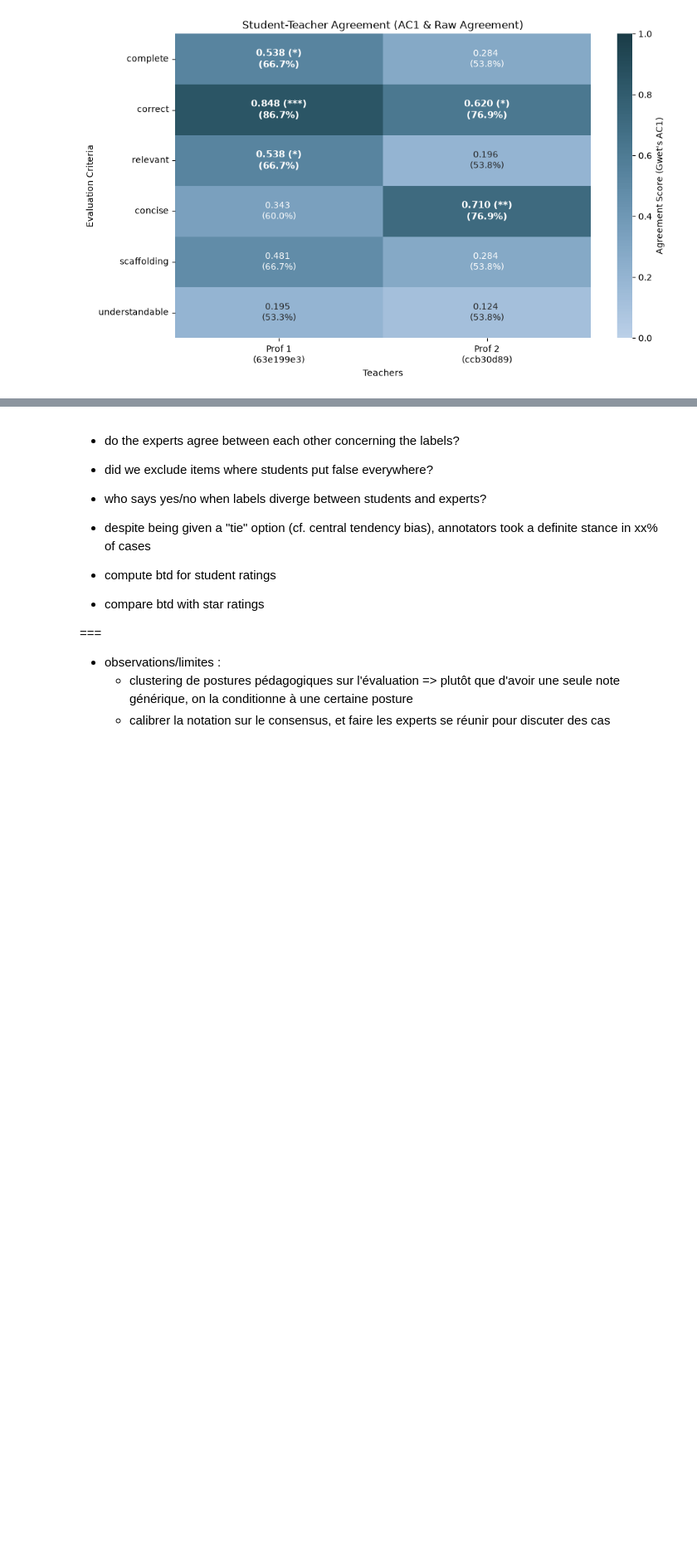
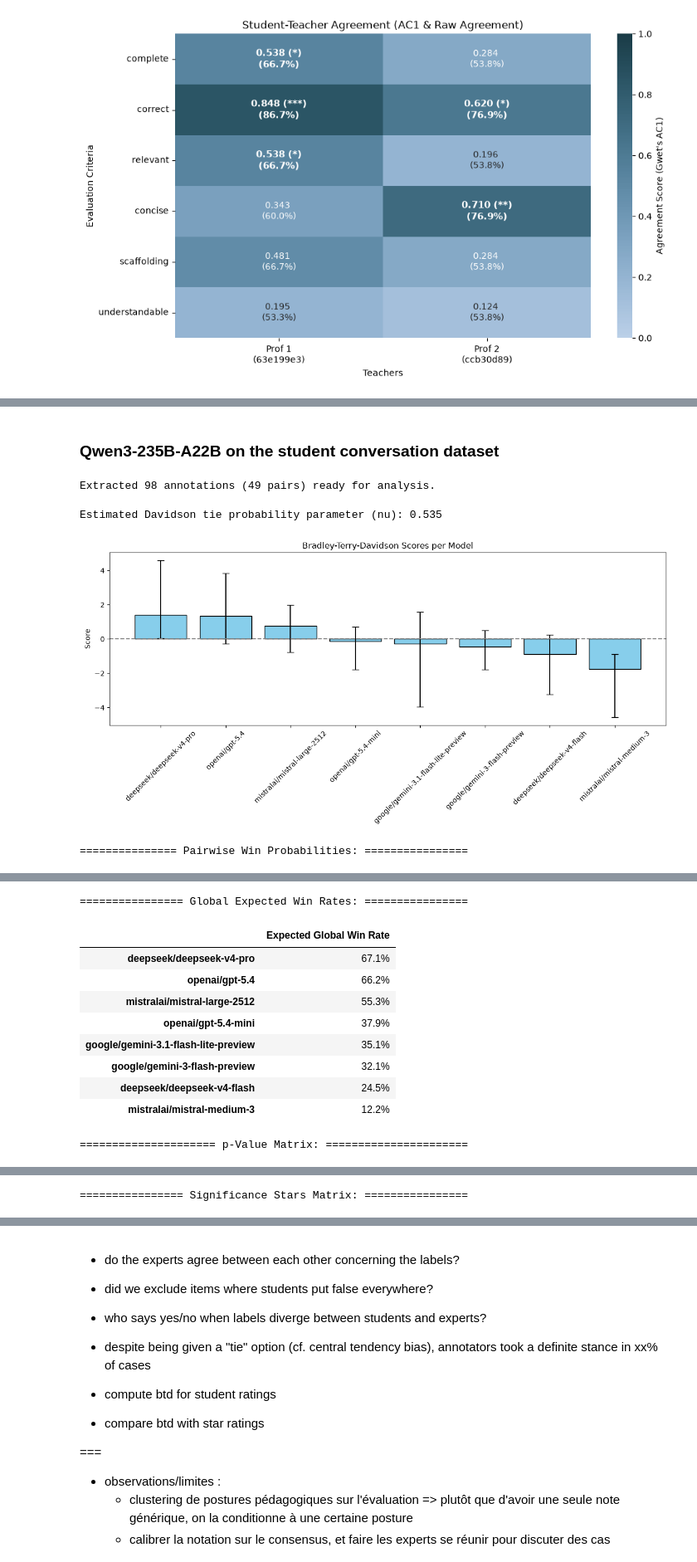
Before and after one commit to mi-1000/LitteratIA_Evaluation, a Jupyter notebook: scripts/compute_metrics.ipynb, the cells around one changed output, grey strips where cells are left out. Shown at 83% size. Cells and saved outputs as stored; diff of their text form; code cells hidden in the pictures; blank space fills up the shorter version.

```diff
--- a/scripts/compute_metrics.ipynb
+++ b/scripts/compute_metrics.ipynb
@@ -1320,0 +1451,9 @@ Annotator: ccb30d89-40f2-4fbf-a6d8-e4857692d814
+# %% [markdown]
+### Qwen3-235B-A22B on the student conversation dataset
+# %%
+llm_qwen3_235b_reactions_scores, llm_qwen3_235b_reactions_nu = run_btd_pipeline_llm_as_a_judge(os.path.join("..", "data", "judge_runs", "reactions__qwen3-235b.jsonl"), n_iterations=1000)
+# %% [output]
+Extracted 98 annotations (49 pairs) ready for analysis.
+Estimated Davidson tie probability parameter (nu): 0.535
+[figure, added]
+=============== Pairwise Win Probabilities: ================
@@ -1320,0 +1469,11 @@ Annotator: ccb30d89-40f2-4fbf-a6d8-e4857692d814
+================ Global Expected Win Rates: ================
+|  | Expected Global Win Rate |
+| deepseek/deepseek-v4-pro | 67.1% |
+| openai/gpt-5.4 | 66.2% |
+| mistralai/mistral-large-2512 | 55.3% |
+| openai/gpt-5.4-mini | 37.9% |
+| google/gemini-3.1-flash-lite-preview | 35.1% |
+| google/gemini-3-flash-preview | 32.1% |
+| deepseek/deepseek-v4-flash | 24.5% |
+| mistralai/mistral-medium-3 | 12.2% |
+===================== p-Value Matrix: ======================
@@ -1320,0 +1489 @@ Annotator: ccb30d89-40f2-4fbf-a6d8-e4857692d814
+================ Significance Stars Matrix: ================
```
Also changed, not shown: parts of 13 cells of this notebook.
